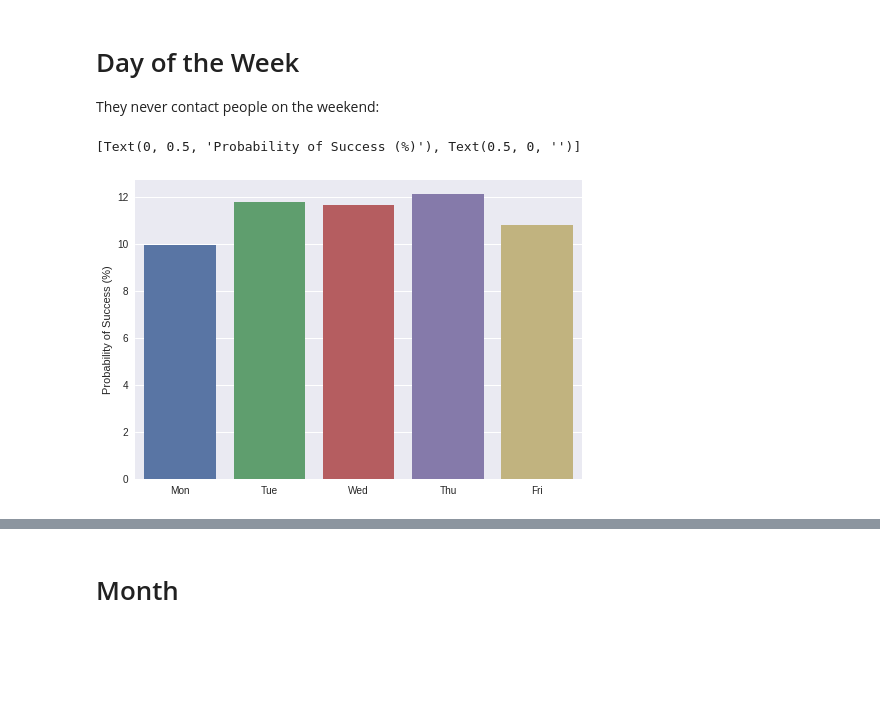
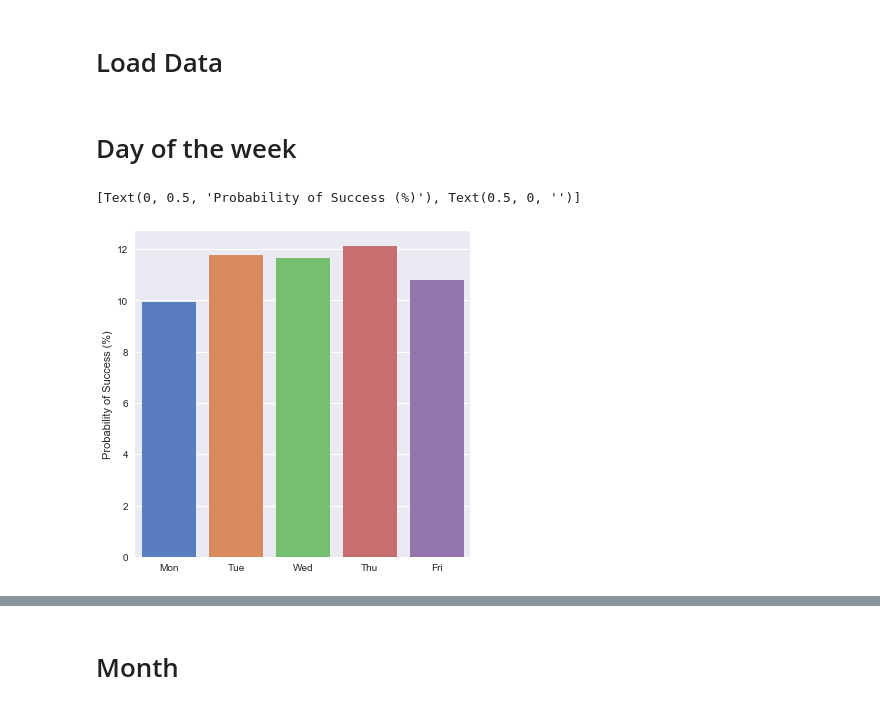
Before and after one commit to sepehrfrgh/ece143_direct_marketing, a Jupyter notebook: time_analysis.ipynb, the cells around one changed output, grey strips where cells are left out. Drawn from its saved outputs; the diff is of its cells as text; code cells hidden in the pictures; blank space fills up the shorter version.

Commit message:
done with plots

```diff
--- a/time_analysis.ipynb
+++ b/time_analysis.ipynb
@@ -44,12 +20,17 @@ df
+# %% [markdown]
+# Load Data
+# %%
+my_ta = ta.TimeAnalysis(config.bank_additional_train_path)
 # %% [markdown]
-# Day of the Week
-They never contact people on the weekend:
+# Day of the week
 # %%
-day_of_week_probabilities = df[['day_of_week', 'y']].groupby(by='day_of_week').mean().reset_index()
-fig = sns.barplot(x=number_to_day_of_week(day_of_week_probabilities['day_of_week']),
-                  y=day_of_week_probabilities['y'] * 100)
-fig.set(ylabel='Probability of Success (%)',
-        xlabel=None)
+day_of_week_probabilities = my_ta.get_probabilities('day_of_week')
+
+f, ax = plt.subplots(figsize=(6, 6))
+sns.barplot(x=ta.number_to_day_of_week(day_of_week_probabilities['day_of_week']),
+            y=day_of_week_probabilities['y'] * 100,
+            palette='muted')
+ax.set(ylabel='Probability of Success (%)', xlabel=None)
 # %% [output]
 [Text(0, 0.5, 'Probability of Success (%)'), Text(0.5, 0, '')]
-[figure, old version]
+[figure, new version]
```
Also changed, not shown: parts of 19 cells of this notebook, 2 other files.
